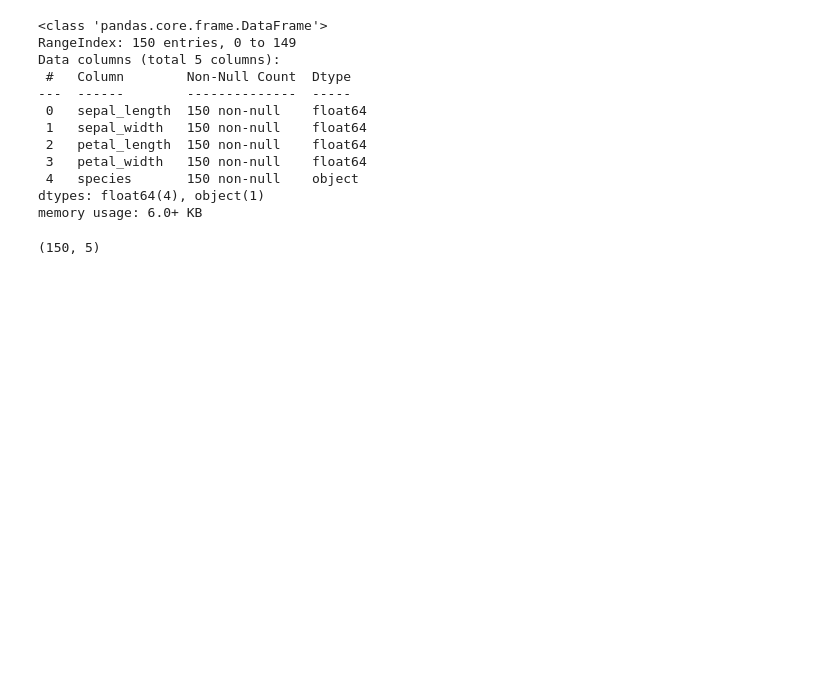
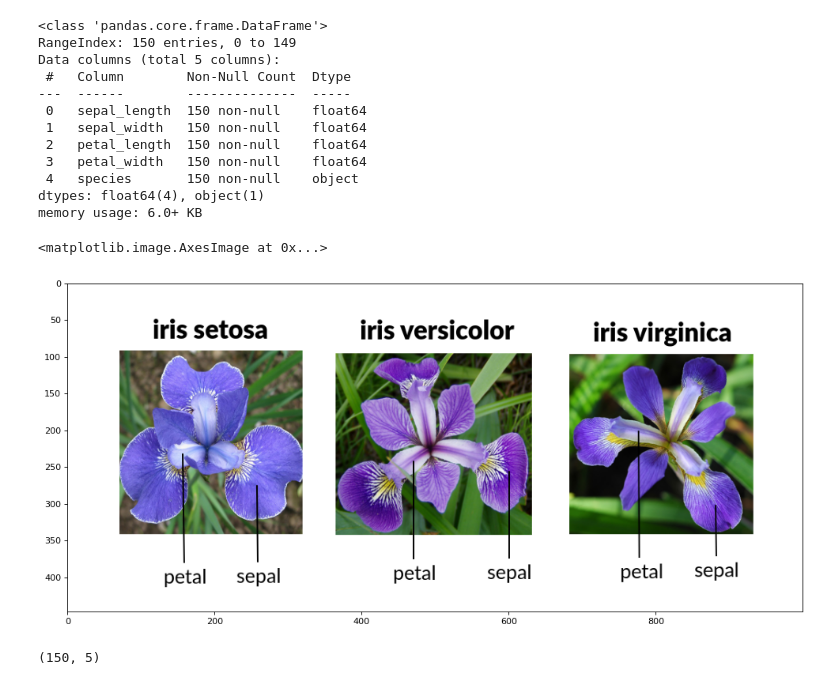
Before and after one commit to lbrodsky/geoinformatika, a Jupyter notebook: strojove_hluboke_uceni/rozhodovaci_strom.ipynb, the cells around one changed output. Drawn from its saved outputs; the diff is of its cells as text; code cells hidden in the pictures; blank space fills up the shorter version.

```diff
--- a/strojove_hluboke_uceni/rozhodovaci_strom.ipynb
+++ b/strojove_hluboke_uceni/rozhodovaci_strom.ipynb
@@ -61,4 +99,15 @@ Data columns (total 5 columns):
  4   species       150 non-null    object
 dtypes: float64(4), object(1)
 memory usage: 6.0+ KB
+# %%
+import matplotlib.image as mpimg
+
+img = 'iris-dataset.png'
+img = mpimg.imread('iris-dataset.png')
+plt.figure(figsize=(15, 10), dpi=80)
+plt.imshow(img)
+# okvětní lístek a kališní lístek
+# %% [output]
+<matplotlib.image.AxesImage at 0x...>
+[figure, added]
 # %%
```
Also changed, not shown: parts of 32 cells of this notebook, 7 other files.
